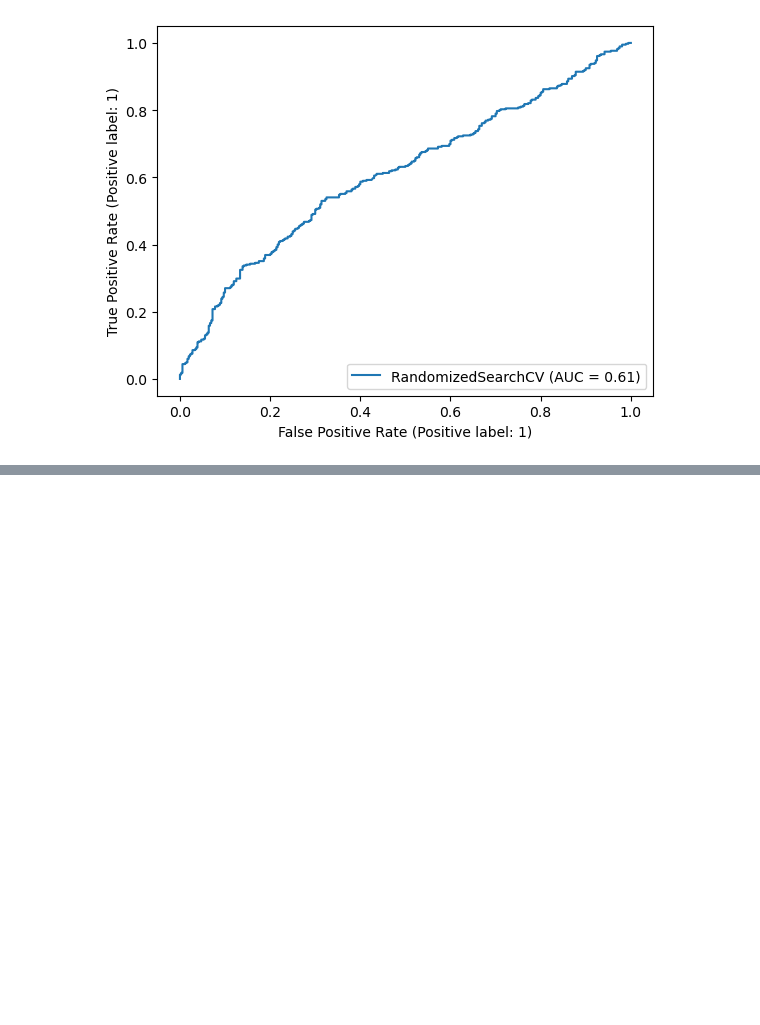
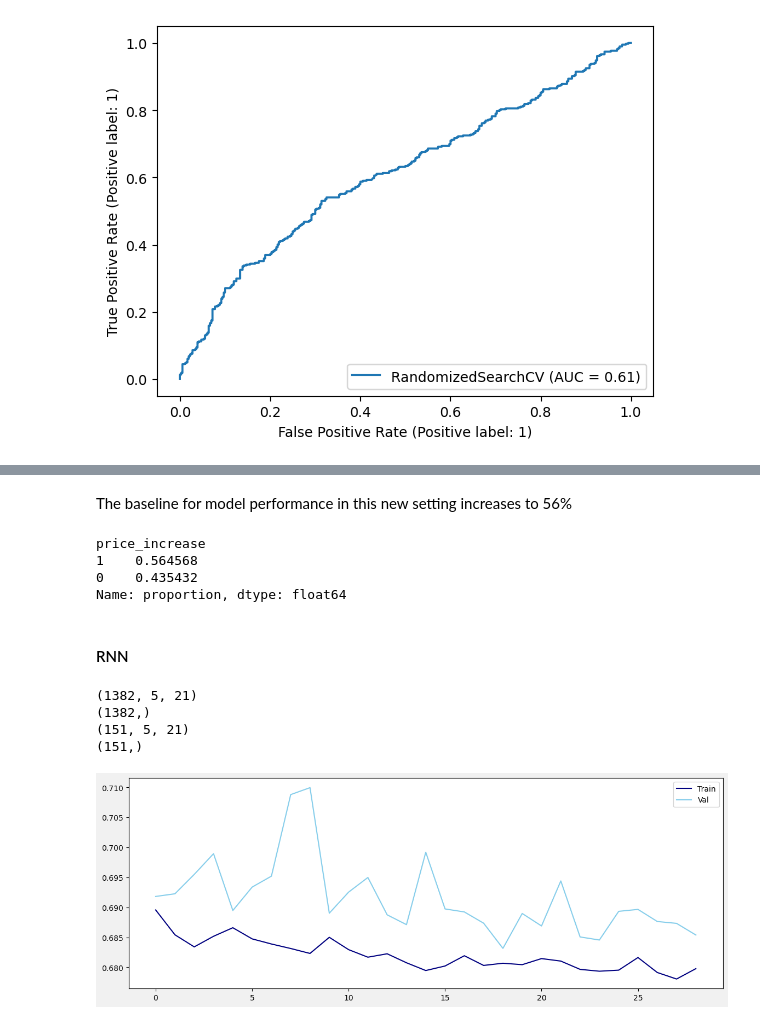
Before and after one commit to MasoodDastan/fomc, a Jupyter notebook: notebooks/07-Models.ipynb, the cells around one changed output, grey strips where cells are left out. Cells and saved outputs as stored; diff of their text form; code cells hidden in the pictures; blank space fills up the shorter version.

```diff
--- a/notebooks/07-Models.ipynb
+++ b/notebooks/07-Models.ipynb
@@ -406,0 +469,63 @@ plt.savefig('../images/model_performance.png', dpi=300);
+# %% [markdown]
+The baseline for model performance in this new setting increases to 56%
+# %%
+df['price_increase'].value_counts(normalize=True)
+# %% [output]
+price_increase
+1    0.564568
+0    0.435432
+Name: proportion, dtype: float64
+# %% [markdown]
+#### RNN
+# %%
+train, test = train_test_split(
+    df,
+    shuffle=False,
+    test_size=0.1
+)
+# %%
+mm = MinMaxScaler()
+training_set_scaled = mm.fit_transform(train)
+test_set_scaled = mm.transform(test)
+
+time_steps = 5
+X_train, y_train = rnn_data_structure(training_set_scaled, timesteps=time_steps)
+X_test, y_test = rnn_data_structure(test_set_scaled, timesteps=time_steps)
+# %%
+print(X_train.shape)
+print(y_train.shape)
+print(X_test.shape)
+print(y_test.shape)
+# %% [output]
+(1382, 5, 21)
+(1382,)
+(151, 5, 21)
+(151,)
+# %%
+model = Sequential()
+model.add(LSTM(128, return_sequences=True, input_shape=(time_steps, X_train.shape[-1])))
+model.add(LSTM(64, return_sequences=True))
+model.add(LSTM(64))
+model.add(Dense(32, activation='relu'))
+model.add(Dropout(0.2))
+model.add(Dense(1, activation='sigmoid'))
+
+model.compile(loss='bce', optimizer='rmsprop', metrics=['acc'])
+es = EarlyStopping(monitor='val_loss', patience=10, restore_best_weights=True)
+
+history = model.fit(
+    X_train,
+    y_train,
+    validation_data= (X_test, y_test),
+    epochs=100,
+    batch_size = 64,
+    callbacks = es,
+    verbose=0
+)
+# %%
+plt.figure(figsize=(14, 5))
+plt.plot(history.history['loss'], c='navy', label='Train')
+plt.plot(history.history['val_loss'], c='skyblue', label='Val')
+plt.legend();
+# %% [output]
+[figure, added]
```
Also changed, not shown: parts of 25 cells of this notebook, 11 other files.
